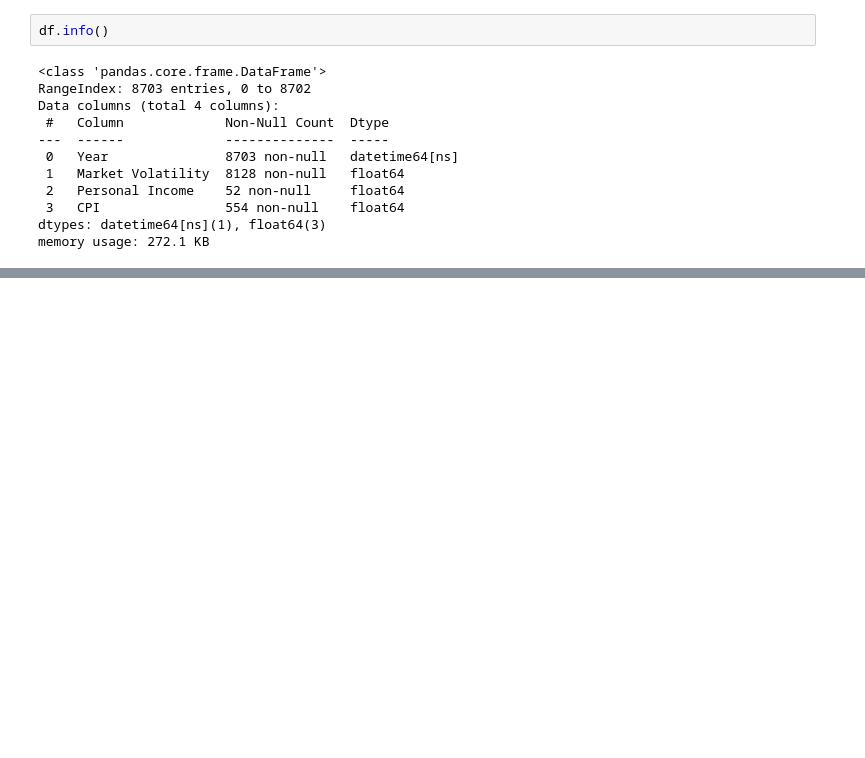
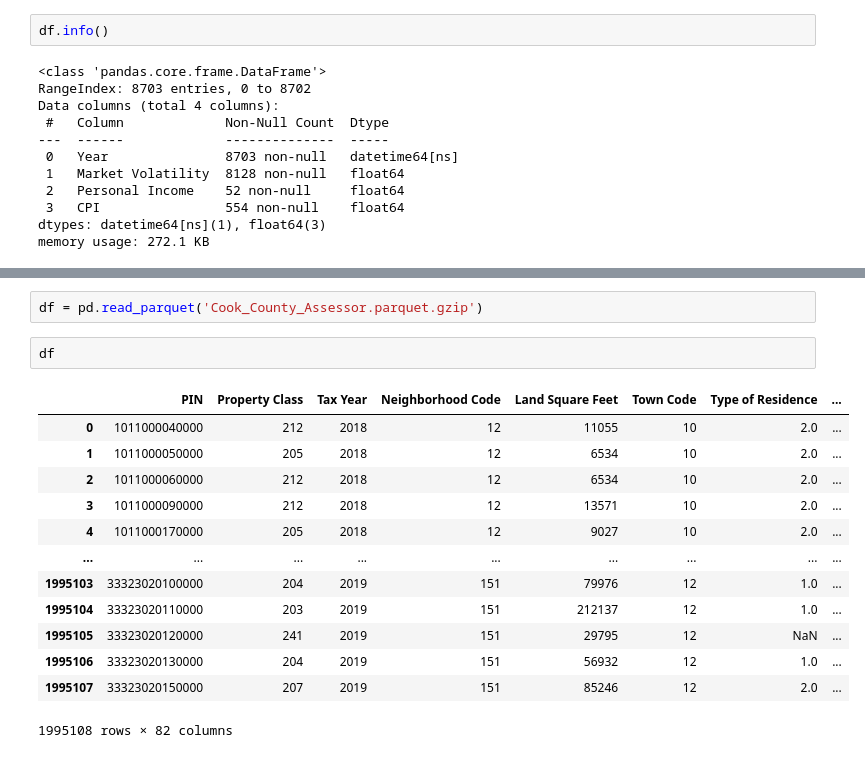
Before and after one commit to oh-be/project4, a Jupyter notebook: Features Datasets/Features.ipynb, the cells around one changed output, grey strips where cells are left out. Drawn from its saved outputs; the diff is of its cells as text; blank space fills up the shorter version.

```diff
--- a/Features Datasets/Features.ipynb
+++ b/Features Datasets/Features.ipynb
@@ -421,3 +421,21 @@ import dtale
 dtale.show(df)
 # %% [output]
 [interactive output not drawn]
+# %%
+df = pd.read_parquet('Cook_County_Assessor.parquet.gzip')
+# %%
+df
+# %% [output]
+|  | PIN | Property Class | Tax Year | Neighborhood Code | Land Square Feet | Town Code | Type of Residence | ... |
+| 0 | 1011000040000 | 212 | 2018 | 12 | 11055 | 10 | 2.0 | ... |
+| 1 | 1011000050000 | 205 | 2018 | 12 | 6534 | 10 | 2.0 | ... |
+| 2 | 1011000060000 | 212 | 2018 | 12 | 6534 | 10 | 2.0 | ... |
+| 3 | 1011000090000 | 212 | 2018 | 12 | 13571 | 10 | 2.0 | ... |
+| 4 | 1011000170000 | 205 | 2018 | 12 | 9027 | 10 | 2.0 | ... |
+| ... | ... | ... | ... | ... | ... | ... | ... | ... |
+| 1995103 | 33323020100000 | 204 | 2019 | 151 | 79976 | 12 | 1.0 | ... |
+| 1995104 | 33323020110000 | 203 | 2019 | 151 | 212137 | 12 | 1.0 | ... |
+| 1995105 | 33323020120000 | 241 | 2019 | 151 | 29795 | 12 | NaN | ... |
+| 1995106 | 33323020130000 | 204 | 2019 | 151 | 56932 | 12 | 1.0 | ... |
+| 1995107 | 33323020150000 | 207 | 2019 | 151 | 85246 | 12 | 2.0 | ... |
+1995108 rows × 82 columns
```
Also changed, not shown: parts of 1 cell of this notebook, 4 other files.
